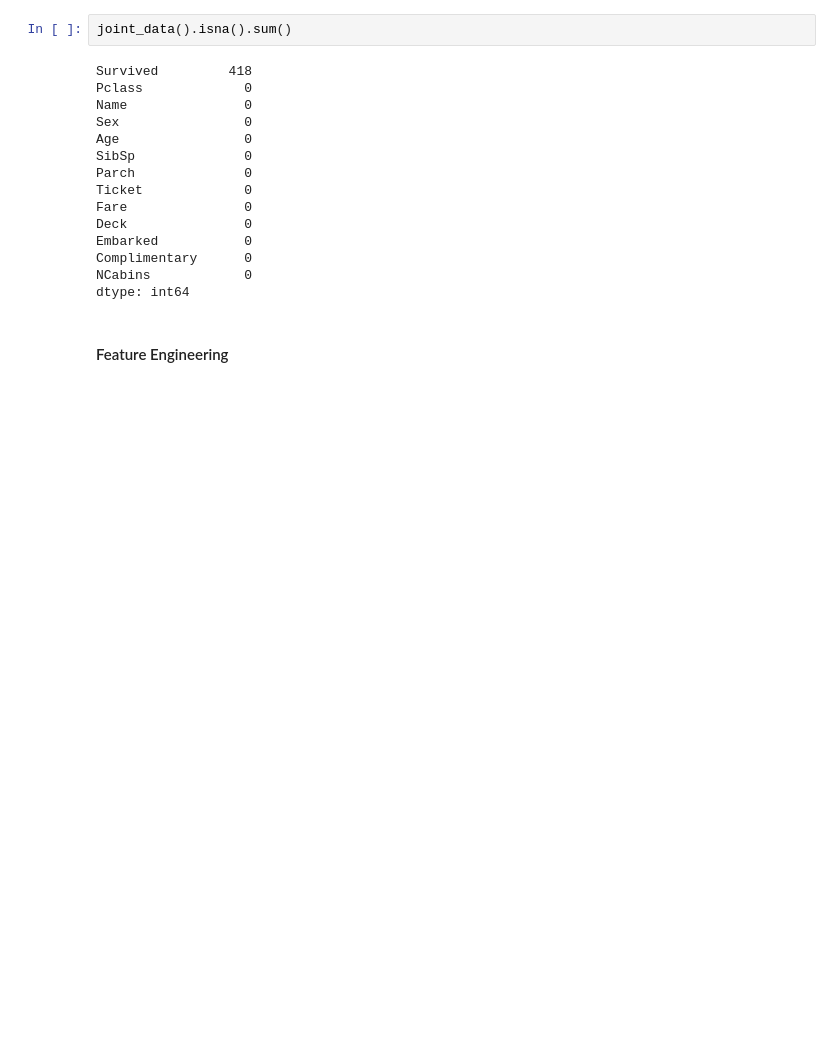
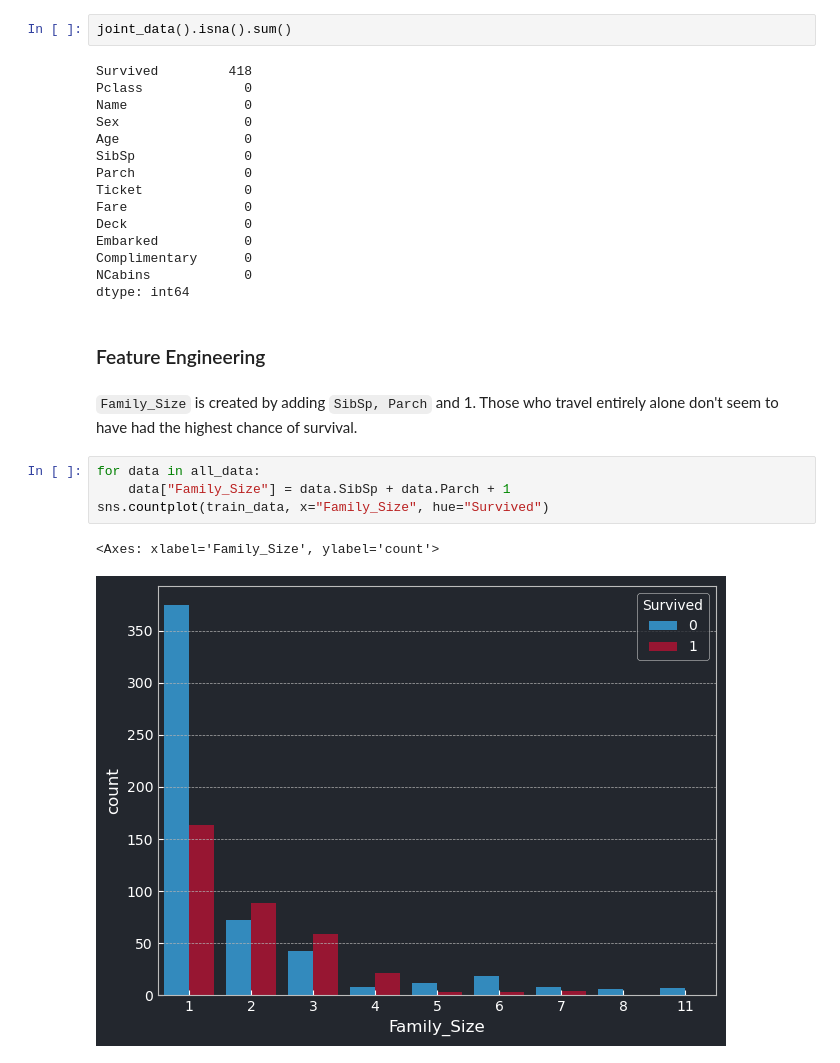
Before and after one commit to mayushii21/kaggle-competitions, a Jupyter notebook: titanic/titanic-notebook.ipynb, the cells around one changed output. Saved outputs shown, nothing was run; the diff lists cells and outputs as text; blank space fills up the shorter version.

Commit message:
fam size, ticket and fam freq

```diff
--- a/titanic/titanic-notebook.ipynb
+++ b/titanic/titanic-notebook.ipynb
@@ -496,4 +500,13 @@ Complimentary      0
 NCabins            0
 dtype: int64
 # %% [markdown]
-#### Feature Engineering
+### Feature Engineering
+# %% [markdown]
+`Family_Size` is created by adding `SibSp, Parch` and 1. Those who travel entirely alone don't seem to have had the highest chance of survival.
+# %%
+for data in all_data:
+    data["Family_Size"] = data.SibSp + data.Parch + 1
+sns.countplot(train_data, x="Family_Size", hue="Survived")
+# %% [output]
+<Axes: xlabel='Family_Size', ylabel='count'>
+[figure, added]
```
Also changed, not shown: parts of 18 cells of this notebook.
